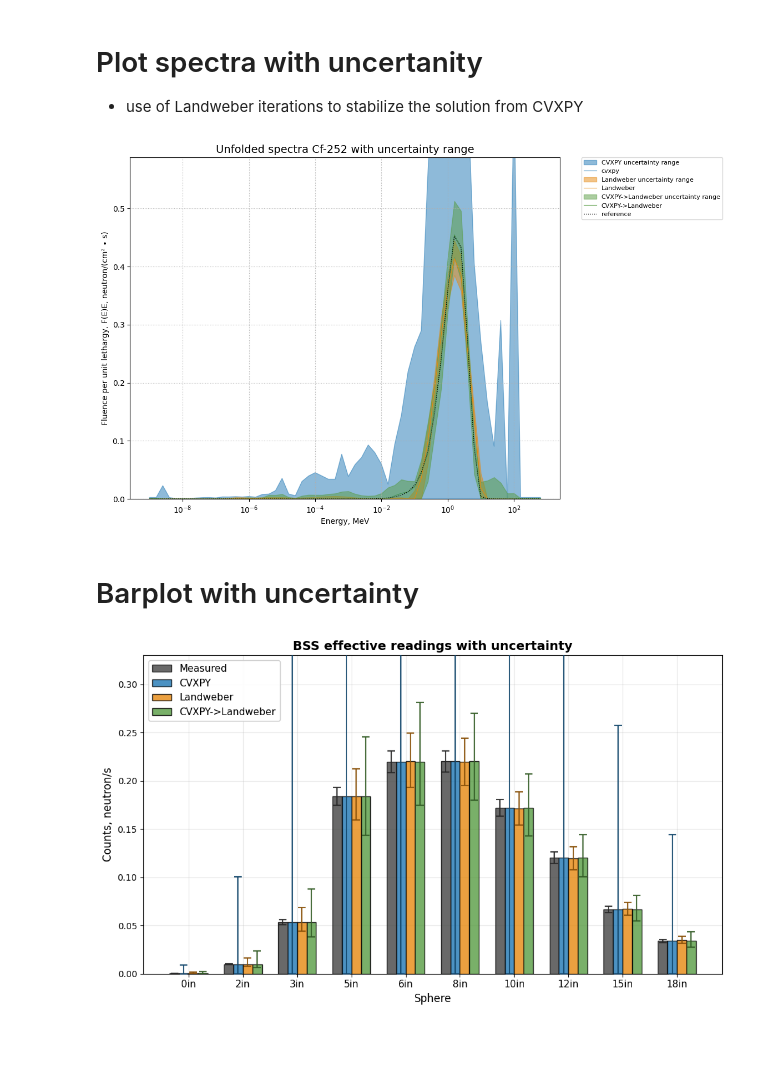
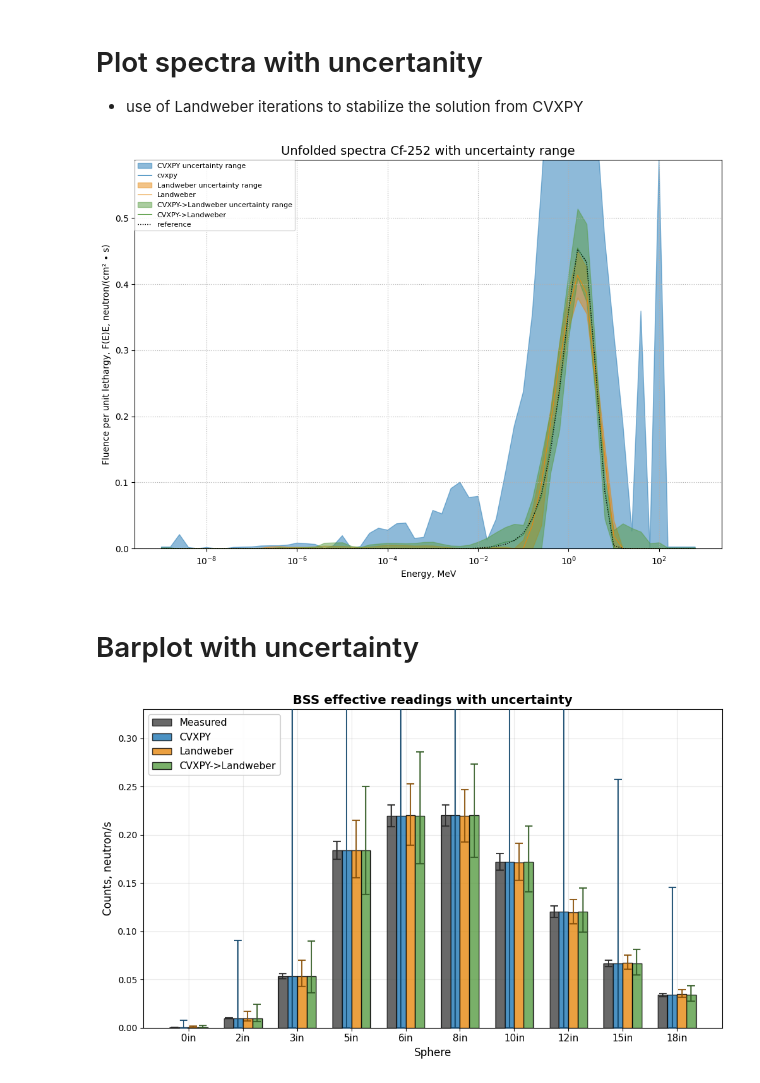
Before and after one commit to Radiationsafety/bssunfold, a Jupyter notebook: examples/03-uncertainty.ipynb, the cells around one changed output. Cells and saved outputs as stored; diff of their text form; code cells hidden in the pictures; blank space fills up the shorter version.

```diff
--- a/examples/03-uncertainty.ipynb
+++ b/examples/03-uncertainty.ipynb
@@ -240,7 +240,7 @@ Result saved with key: 20260116_225048_Landweber
 
 - use of Landweber iterations to stabilize the solution from CVXPY
 # %%
-fig, ax = plt.subplots(1, 1, figsize=(10, 8))
+fig, ax = plt.subplots(1, 1, figsize=(12, 8))
 methods = list(results.keys())
 all_labels = ["reference"] + methods
 
@@ -297,35 +297,35 @@ ax.fill_between(
 
 ax.plot(
     result_cvxpy_landweber_unc["energy"],
     result_cvxpy_landweber_unc["spectrum"],
     label="CVXPY->Landweber",
     color=colors[3],
     ls="-",
     linewidth=0.8,
     alpha=1,
 )
 
 
 
 ax.plot(
     reference_spectrum["E_MeV"],
     reference_spectrum["Phi"],
     label="reference",
     linewidth=1,
     linestyle=":",
     color=colors[0],
 )
 
 ax.set_xlabel("Energy, MeV")
 ax.set_ylabel("Fluence per unit lethargy, F(E)E, neutron/(cm² ∙ s)")
 ax.set_xscale("log")
 ax.set_ylim(0,np.max(reference_spectrum["Phi"])*1.3)
-ax.legend(bbox_to_anchor=(1.05, 1), loc="upper left", borderaxespad=0.0, fontsize=8)
+ax.legend(loc="upper left", borderaxespad=0.0, fontsize=8)
 ax.grid(True, which="both", ls=":")
 ax.set_title(f"Unfolded spectra Cf-252 with uncertainty range", fontsize=14)
 plt.show()
 # %% [output]
-[figure, old version]
+[figure, new version]
 # %% [markdown]
 # Barplot with uncertainty
 # %%
@@ -387,8 +387,8 @@ for i, (name, data) in enumerate(datasets.items()):
 
     # Error bars
     if name == 'ref':
-        yerr_lower = [v * 0.05 for v in data['values']]
-        yerr_upper = [v * 0.05 for v in data['values']]
+        yerr_lower = [v * noise_level for v in data['values']]
+        yerr_upper = [v * noise_level for v in data['values']]
         ecolor = '#2a2a2a'
     else:
         uncert_min = A_mat @ data['uncert_min']
@@ -415,4 +415,4 @@ plt.legend(fontsize=11, loc='upper left', framealpha=0.95)
 plt.tight_layout()
 plt.show()
 # %% [output]
-[figure, old version]
+[figure, new version]
```
Also changed, not shown: parts of 2 cells of this notebook.
